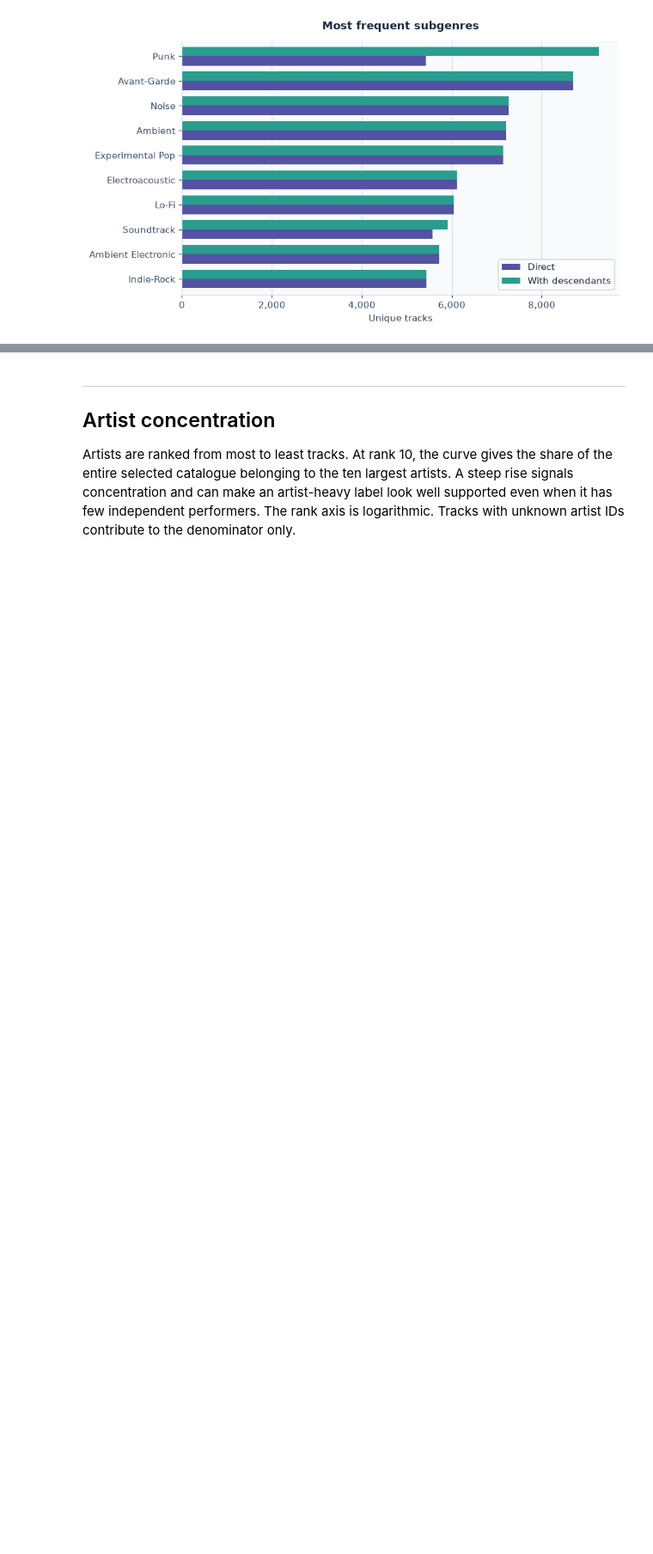
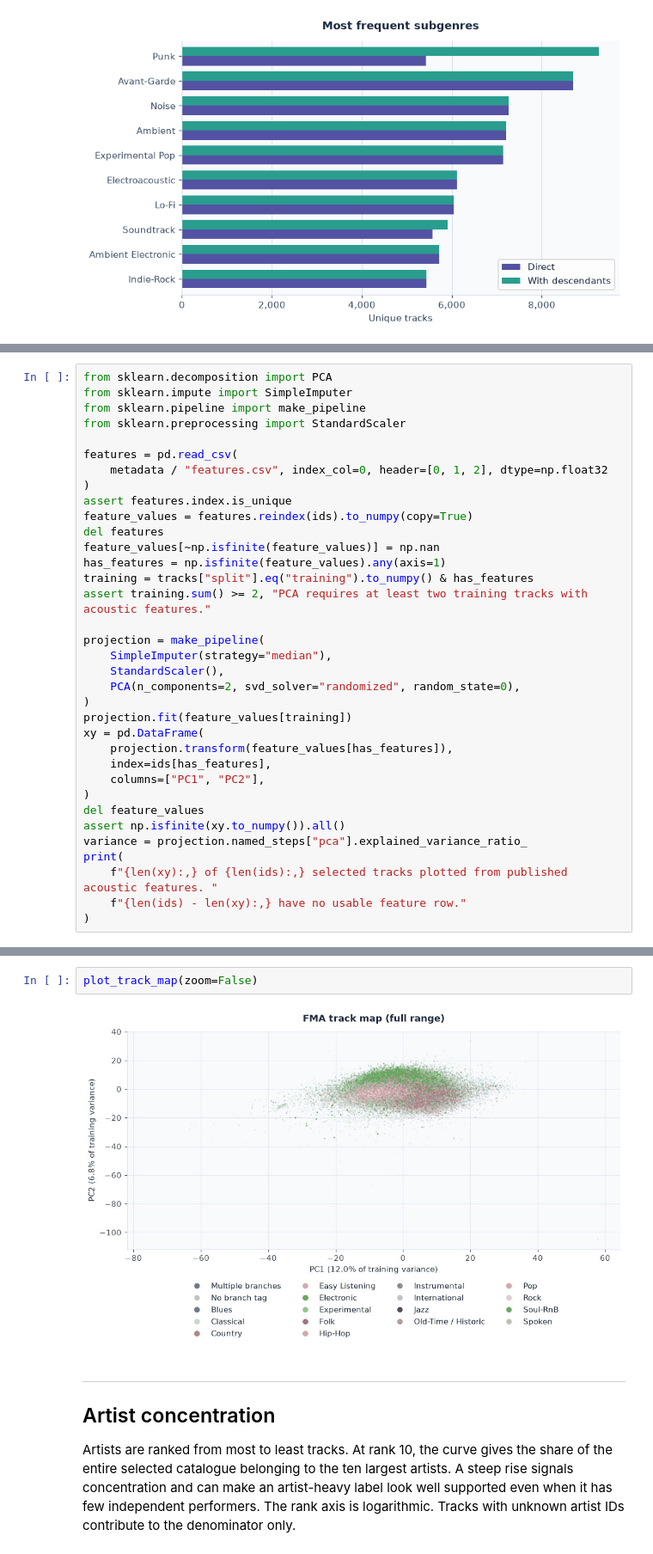
Before and after one commit to piotrczech/music-atlas, a Jupyter notebook: notebooks/fma_metadata.ipynb, the cells around one changed output, grey strips where cells are left out. Shown at 86% size. Drawn from its saved outputs; the diff is of its cells as text; blank space fills up the shorter version.

```diff
--- a/notebooks/fma_metadata.ipynb
+++ b/notebooks/fma_metadata.ipynb
@@ -196,0 +220,35 @@ else:
+# %%
+from sklearn.decomposition import PCA
+from sklearn.impute import SimpleImputer
+from sklearn.pipeline import make_pipeline
+from sklearn.preprocessing import StandardScaler
+
+features = pd.read_csv(
+    metadata / "features.csv", index_col=0, header=[0, 1, 2], dtype=np.float32
+)
+assert features.index.is_unique
+feature_values = features.reindex(ids).to_numpy(copy=True)
+del features
+feature_values[~np.isfinite(feature_values)] = np.nan
+has_features = np.isfinite(feature_values).any(axis=1)
+training = tracks["split"].eq("training").to_numpy() & has_features
+assert training.sum() >= 2, "PCA requires at least two training tracks with acoustic features."
+
+projection = make_pipeline(
+    SimpleImputer(strategy="median"),
+    StandardScaler(),
+    PCA(n_components=2, svd_solver="randomized", random_state=0),
+)
+projection.fit(feature_values[training])
+xy = pd.DataFrame(
+    projection.transform(feature_values[has_features]),
+    index=ids[has_features],
+    columns=["PC1", "PC2"],
+)
+del feature_values
+assert np.isfinite(xy.to_numpy()).all()
+variance = projection.named_steps["pca"].explained_variance_ratio_
+print(
+    f"{len(xy):,} of {len(ids):,} selected tracks plotted from published acoustic features. "
+    f"{len(ids) - len(xy):,} have no usable feature row."
+)
@@ -197,3 +367,7 @@ else:
+# %%
+plot_track_map(zoom=False)
+# %% [output]
+[figure, added]
 # %% [markdown]
 ___
 ## Artist concentration
```
Also changed, not shown: parts of 22 cells of this notebook.
